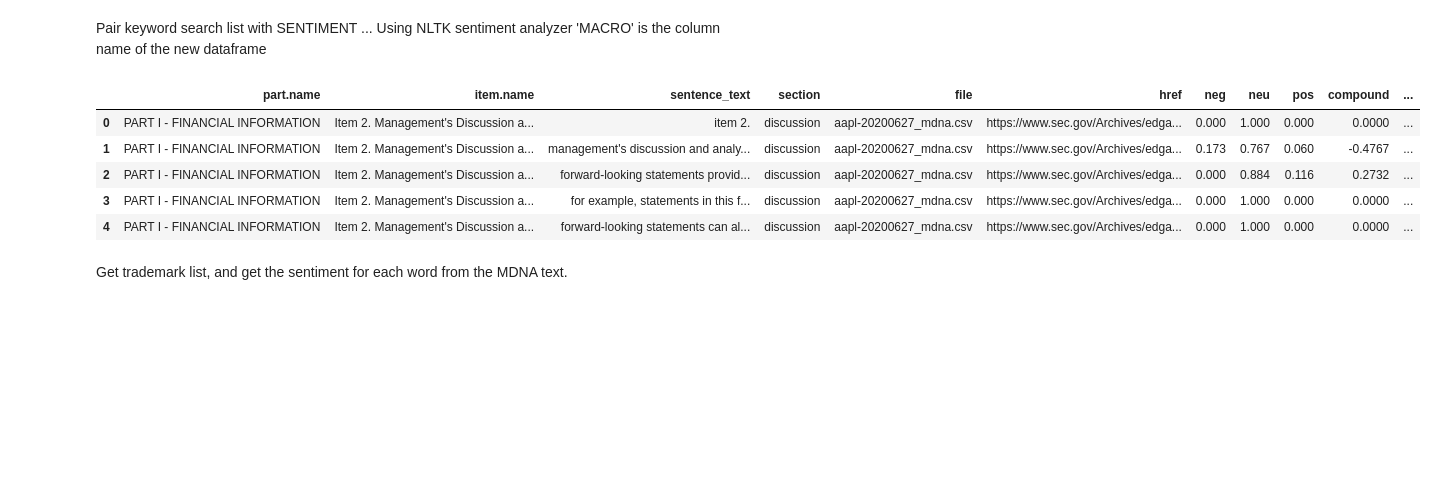
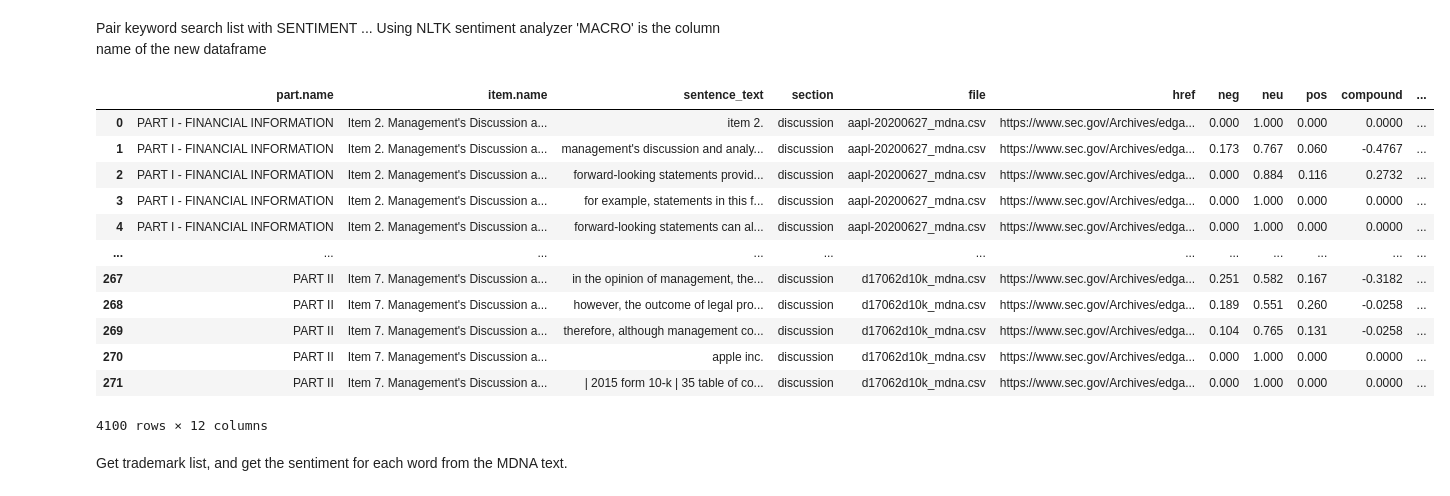
Before and after one commit to reckoning-machines/sec_text_nlp, a Jupyter notebook: read_me.ipynb, the cells around one changed output. Cells and saved outputs as stored; diff of their text form; code cells hidden in the pictures; blank space fills up the shorter version.

```diff
--- a/read_me.ipynb
+++ b/read_me.ipynb
@@ -159,14 +160,21 @@ Using NLTK sentiment analyzer
 'MACRO' is the column name of the new dataframe
 # %%
 
-stn.match_keywords(stn.NLTK_sentiment(stn.df_mdna),GLOBAL_SEARCH_LIST,'MACRO').head()
+stn.match_keywords(stn.NLTK_sentiment(stn.df_mdna),GLOBAL_SEARCH_LIST,'MACRO')
 # %% [output]
 |  | part.name | item.name | sentence_text | section | file | href | neg | neu | pos | compound | ... |
 | 0 | PART I - FINANCIAL INFORMATION | Item 2. Management's Discussion a... | item 2. | discussion | aapl-20200627_mdna.csv | https://www.sec.gov/Archives/edga... | 0.000 | 1.000 | 0.000 | 0.0000 | ... |
 | 1 | PART I - FINANCIAL INFORMATION | Item 2. Management's Discussion a... | management's discussion and analy... | discussion | aapl-20200627_mdna.csv | https://www.sec.gov/Archives/edga... | 0.173 | 0.767 | 0.060 | -0.4767 | ... |
 | 2 | PART I - FINANCIAL INFORMATION | Item 2. Management's Discussion a... | forward-looking statements provid... | discussion | aapl-20200627_mdna.csv | https://www.sec.gov/Archives/edga... | 0.000 | 0.884 | 0.116 | 0.2732 | ... |
 | 3 | PART I - FINANCIAL INFORMATION | Item 2. Management's Discussion a... | for example, statements in this f... | discussion | aapl-20200627_mdna.csv | https://www.sec.gov/Archives/edga... | 0.000 | 1.000 | 0.000 | 0.0000 | ... |
 | 4 | PART I - FINANCIAL INFORMATION | Item 2. Management's Discussion a... | forward-looking statements can al... | discussion | aapl-20200627_mdna.csv | https://www.sec.gov/Archives/edga... | 0.000 | 1.000 | 0.000 | 0.0000 | ... |
+| ... | ... | ... | ... | ... | ... | ... | ... | ... | ... | ... | ... |
+| 267 | PART II | Item 7. Management's Discussion a... | in the opinion of management, the... | discussion | d17062d10k_mdna.csv | https://www.sec.gov/Archives/edga... | 0.251 | 0.582 | 0.167 | -0.3182 | ... |
+| 268 | PART II | Item 7. Management's Discussion a... | however, the outcome of legal pro... | discussion | d17062d10k_mdna.csv | https://www.sec.gov/Archives/edga... | 0.189 | 0.551 | 0.260 | -0.0258 | ... |
+| 269 | PART II | Item 7. Management's Discussion a... | therefore, although management co... | discussion | d17062d10k_mdna.csv | https://www.sec.gov/Archives/edga... | 0.104 | 0.765 | 0.131 | -0.0258 | ... |
+| 270 | PART II | Item 7. Management's Discussion a... | apple inc. | discussion | d17062d10k_mdna.csv | https://www.sec.gov/Archives/edga... | 0.000 | 1.000 | 0.000 | 0.0000 | ... |
+| 271 | PART II | Item 7. Management's Discussion a... | | 2015 form 10-k | 35 table of co... | discussion | d17062d10k_mdna.csv | https://www.sec.gov/Archives/edga... | 0.000 | 1.000 | 0.000 | 0.0000 | ... |
+4100 rows × 12 columns
 # %% [markdown]
 
 Get trademark list, and get the sentiment for each word from the MDNA text.
```
Also changed, not shown: parts of 7 cells of this notebook.
